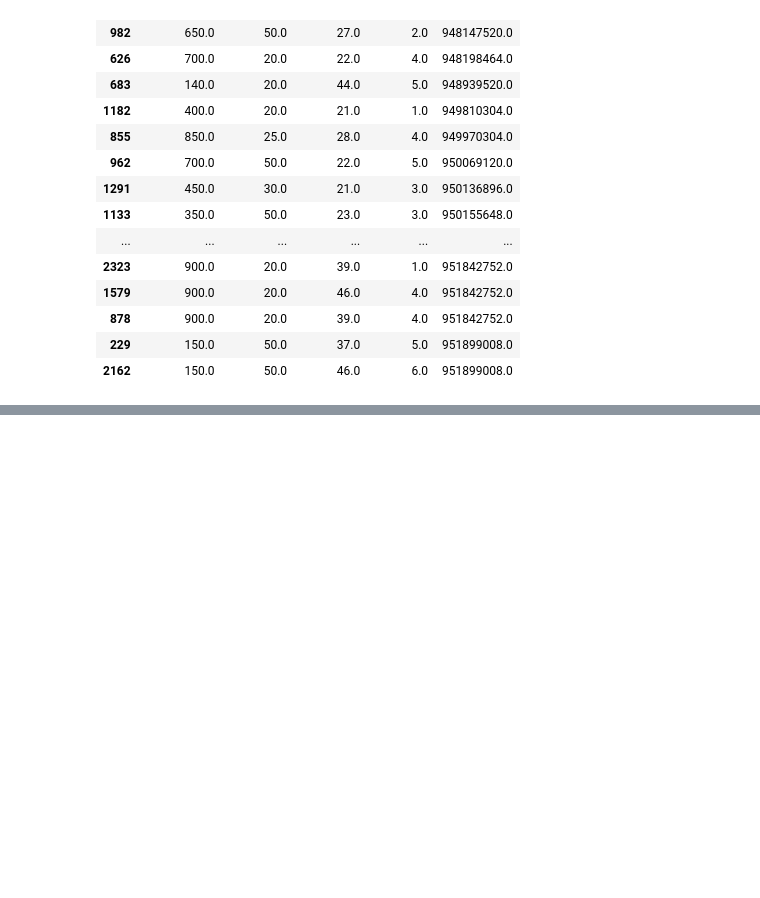
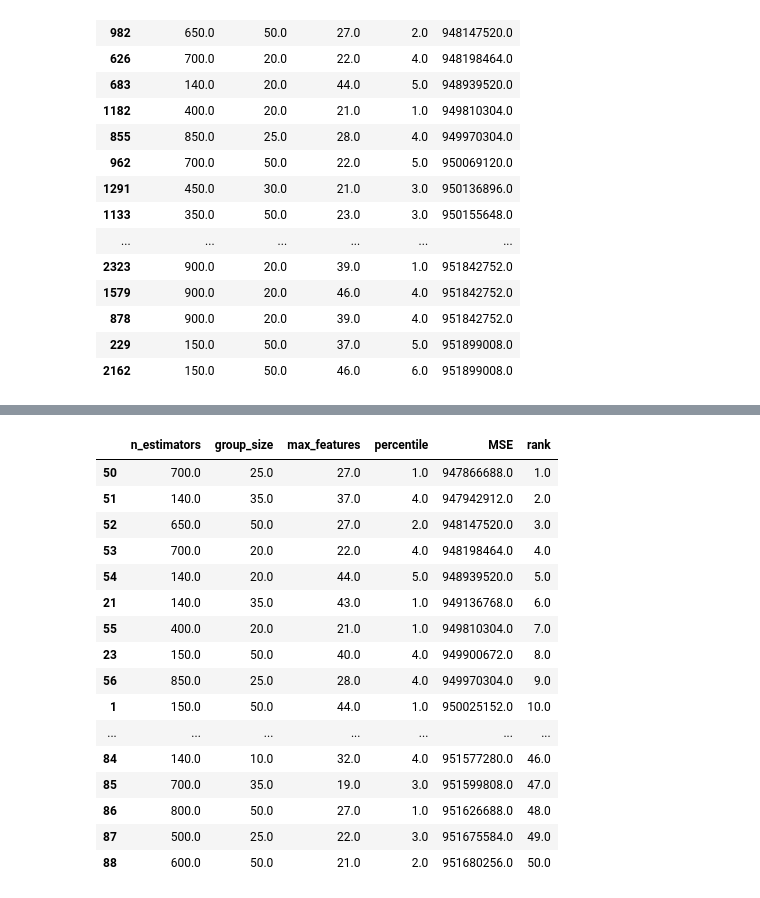
Before and after one commit to fedeegiorgi/proyecto-final, a Jupyter notebook: src/results_analysis/Percentile_Trimming.ipynb, the cells around one changed output, grey strips where cells are left out. Cells and saved outputs as stored; diff of their text form; code cells hidden in the pictures; blank space fills up the shorter version.

```diff
--- a/src/results_analysis/Percentile_Trimming.ipynb
+++ b/src/results_analysis/Percentile_Trimming.ipynb
@@ -125,0 +161,33 @@ concatenated_df.to_csv('csvs/Percentile_Trimming_Top_150.csv', index=False)
+# %%
+file_path = '../resultados_top_150/House_8L/House_8L_Percentile_Trimming_150.npy'
+data_house = np.load(file_path)
+
+# Define column names
+columns = ['n_estimators', 'group_size', 'max_features', 'percentile', 'MSE']
+
+df_house_150 = pd.DataFrame(data_house, columns=columns)
+
+sorted_df_house_150 = df_house_150.sort_values(by='MSE', ascending=True)
+
+# Add rank column
+sorted_df_house_150['rank'] = sorted_df_house_150['MSE'].rank(method='min')
+
+sorted_df_house_150[:50]
+# %% [output]
+|  | n_estimators | group_size | max_features | percentile | MSE | rank |
+| 50 | 700.0 | 25.0 | 27.0 | 1.0 | 947866688.0 | 1.0 |
+| 51 | 140.0 | 35.0 | 37.0 | 4.0 | 947942912.0 | 2.0 |
+| 52 | 650.0 | 50.0 | 27.0 | 2.0 | 948147520.0 | 3.0 |
+| 53 | 700.0 | 20.0 | 22.0 | 4.0 | 948198464.0 | 4.0 |
+| 54 | 140.0 | 20.0 | 44.0 | 5.0 | 948939520.0 | 5.0 |
+| 21 | 140.0 | 35.0 | 43.0 | 1.0 | 949136768.0 | 6.0 |
+| 55 | 400.0 | 20.0 | 21.0 | 1.0 | 949810304.0 | 7.0 |
+| 23 | 150.0 | 50.0 | 40.0 | 4.0 | 949900672.0 | 8.0 |
+| 56 | 850.0 | 25.0 | 28.0 | 4.0 | 949970304.0 | 9.0 |
+| 1 | 150.0 | 50.0 | 44.0 | 1.0 | 950025152.0 | 10.0 |
+| ... | ... | ... | ... | ... | ... | ... |
+| 84 | 140.0 | 10.0 | 32.0 | 4.0 | 951577280.0 | 46.0 |
+| 85 | 700.0 | 35.0 | 19.0 | 3.0 | 951599808.0 | 47.0 |
+| 86 | 800.0 | 50.0 | 27.0 | 1.0 | 951626688.0 | 48.0 |
+| 87 | 500.0 | 25.0 | 22.0 | 3.0 | 951675584.0 | 49.0 |
+| 88 | 600.0 | 50.0 | 21.0 | 2.0 | 951680256.0 | 50.0 |
```
Also changed, not shown: parts of 3 cells of this notebook, 4 other files.
